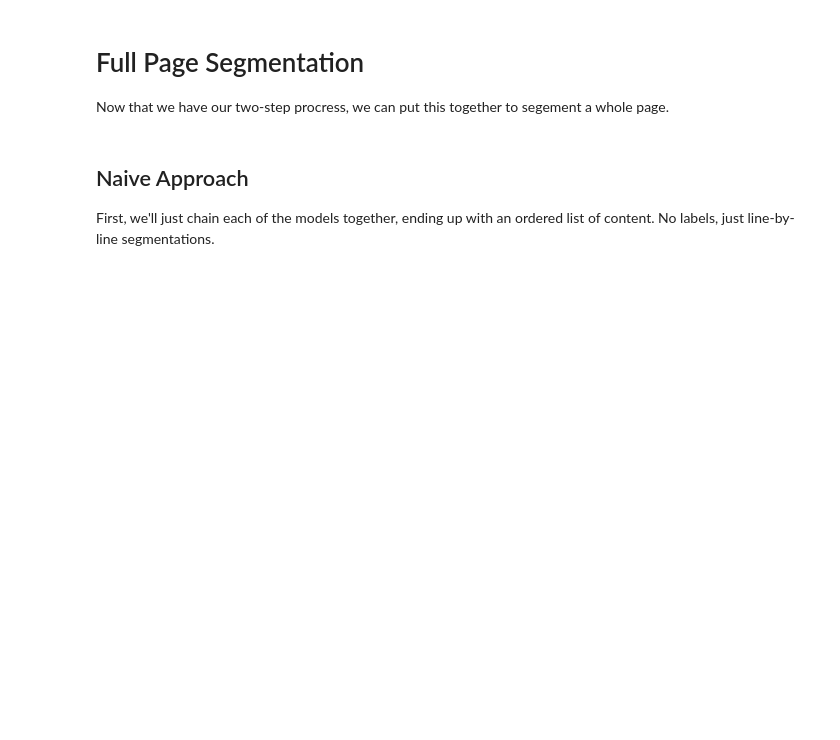
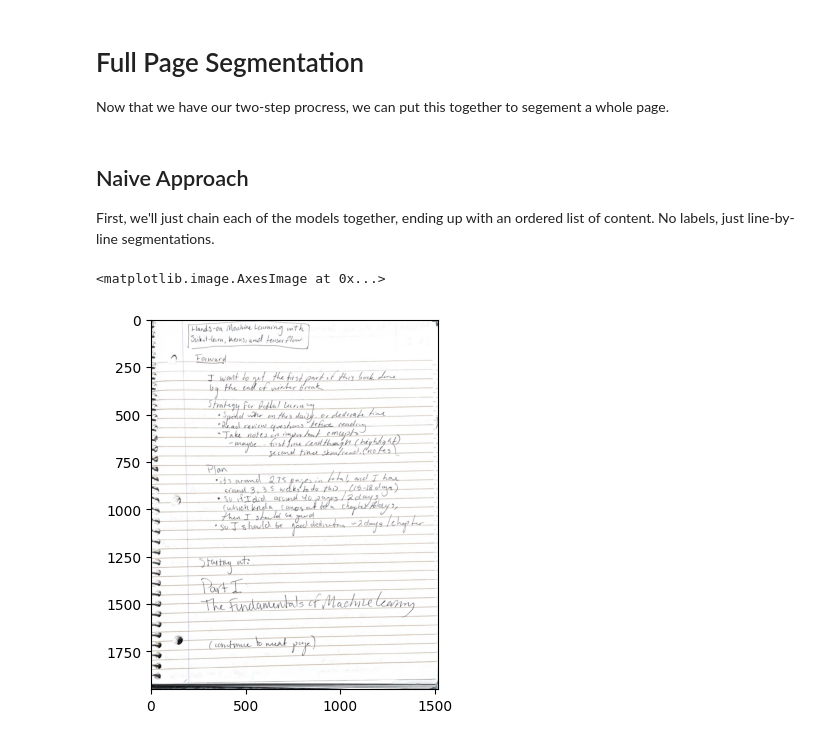
Before and after one commit to gjburke/note-transfer, a Jupyter notebook: development/text_segmentation.ipynb, the cells around one changed output. Cells and saved outputs as stored; diff of their text form; code cells hidden in the pictures; blank space fills up the shorter version.

```diff
--- a/development/text_segmentation.ipynb
+++ b/development/text_segmentation.ipynb
@@ -852,0 +891,7 @@ First, we'll just chain each of the models together, ending up with an ordered l
+# %%
+test_image_path = r"datasets\large-section-dataset\data\images\train\note-transfer ch1-6_Page_01_Image_0001.jpg"
+test_image = cv2.imread(test_image_path, cv2.IMREAD_ANYCOLOR)
+plt.imshow(test_image)
+# %% [output]
+<matplotlib.image.AxesImage at 0x...>
+[figure, added]
```
Also changed, not shown: parts of 19 cells of this notebook.
